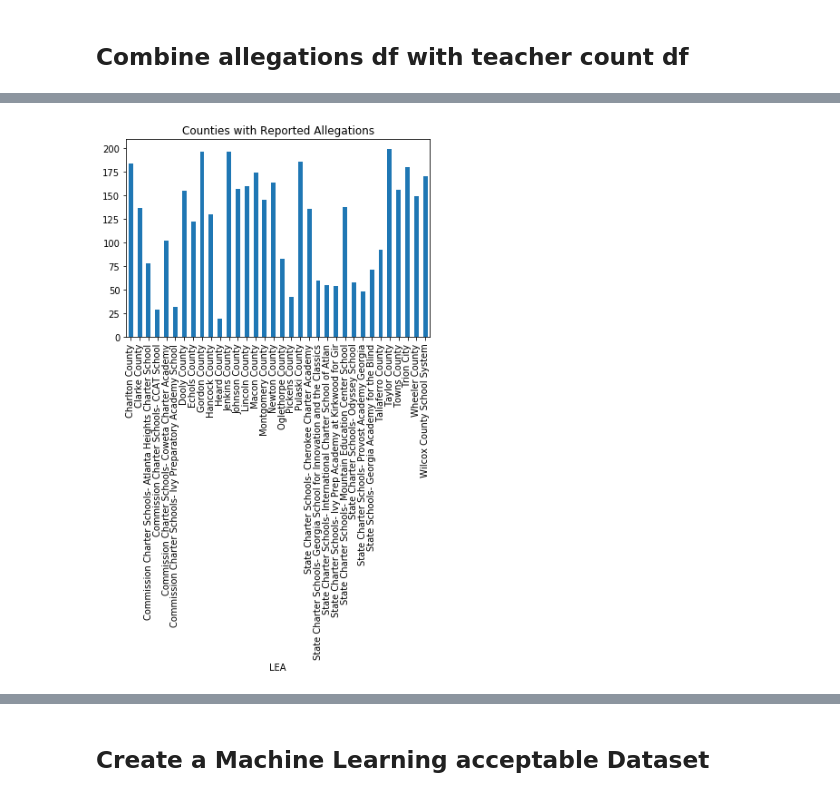
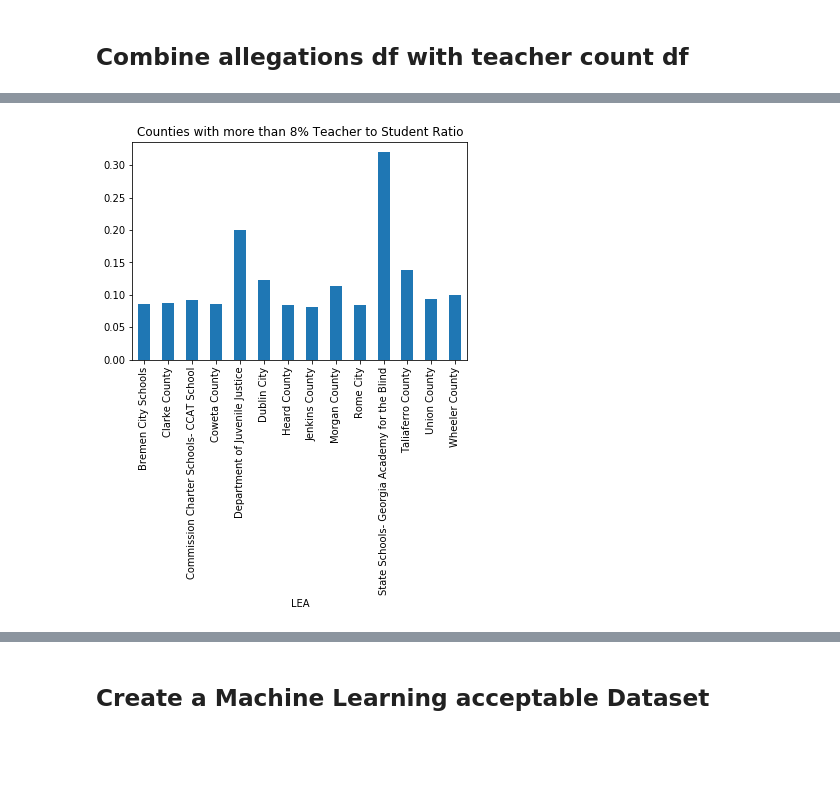
Before and after one commit to kevinlwebb/Nanodegrees, a Jupyter notebook: Data Scientist for Enterprise/Project 1/Georgia School District Bullying Analysis.ipynb, the cells around one changed output, grey strips where cells are left out. Saved outputs shown, nothing was run; the diff lists cells and outputs as text; code cells hidden in the pictures; blank space fills up the shorter version.

```diff
--- a/Data Scientist for Enterprise/Project 1/Georgia School District Bullying Analysis.ipynb
+++ b/Data Scientist for Enterprise/Project 1/Georgia School District Bullying Analysis.ipynb
@@ -467,7 +461,7 @@ combined_school_df = combined_school_df.drop(["Year","ID","School State","Lea St
 # Above, I only considered unique school names,
 # but there are different schools in different districts with the same names.
 # Below, I combined District and School name and looked for unique values
-lea_schools_in_common = common(.tolist() , (teacher_school_df['LEA'] + " "+ teacher_school_df['School']).tolist())
+lea_schools_in_common = common((bully_df['LEA'] + " "+ bully_df['School']).tolist() , (teacher_school_df['LEA'] + " "+ teacher_school_df['School']).tolist())
 combined_school_df = combined_school_df[(combined_school_df["LEA"]+" "+combined_school_df["School"]).isin(lea_schools_in_common)]
 combined_school_df.head(5)
 # %% [output]
@@ -478,26 +472,24 @@ combined_school_df.head(5)
 | 3 | NaN | NaN | NaN | NaN | Teachers absent more than 10 days... | NaN | NaN | ... |
 | 4 | NaN | NaN | NaN | NaN | Teachers employed during current ... | NaN | NaN | ... |
 # %%
-# combined_school_sum = combined_school_df[combined_school_df["Category"]=="Classroom Teachers"].groupby('LEA')['Total'].sum()
-# combined_school_sum[combined_school_sum > 5000].plot(kind="bar",);
-# plt.title("Counties with Reported Allegations");
+ren_df = combined_school_df[combined_school_df["Category"].isin(["Total enrollment","Classroom Teachers"])].sort_values(by=['LEA', 'School']).drop_duplicates().reset_index(drop=True)
 
-ren_df = combined_school_df[combined_school_df["Category"].isin(["Total enrollment","Classroom Teachers"])].sort_values(by=['LEA', 'School']).drop_duplicates()
-#ren_df.dropna(subset=['Total Students'], inplace=True)
-#ren_df.dropna(subset=['Total'], inplace=True)
-normalize_df = ren_df['Total'].div(ren_df['Total Students'], axis=0)
-normalize_df["LEA"] = ren_df["LEA"]
 
 # Problem: Two 'Total enrollment' rows for some schools
 # Drop 'Total enrollment' with "Total Students" as NaN
-#ren_df[ren_df["Category"]=="Total enrollment"].dropna(subset=['Total Students'],inplace=True)
-#ren_df.loc[ren_df["Category"]=="Total enrollment",'Total Students'].dropna(how='any',inplace=True)
-#ren_df[]
-#ren_df[ren_df["School"]=="Eastside Elementary School"]
+drop_index = ren_df[(ren_df["Category"]=="Total enrollment") & (ren_df["Total Students"].isna())].index
+ren_df.drop(labels=drop_index,inplace=True)
 
+total_students_series = ren_df[(ren_df["Category"]=="Total enrollment")]['Total Students'].reset_index(drop=True)
+total_teachers_series = ren_df[(ren_df["Category"]=="Classroom Teachers")]['Total'].reset_index(drop=True)
 
-#ren_breakdown = normalize_df.groupby('LEA')['Total'].sum()
-#ren_breakdown
-# ren_breakdown[ren_breakdown.White > 0.8].plot(kind="bar", stacked=True);
-# plt.title("Counties with more than 80% White Student Population");
+normalize_df = total_teachers_series.div(total_students_series, axis=0)
+
+group_df = pd.DataFrame()
+group_df["Teacher:Student"]  = normalize_df
+group_df["LEA"] = ren_df[(ren_df["Category"]=="Total enrollment")]["LEA"].reset_index(drop=True)
+
+teacher_student_breakdown = group_df.groupby('LEA')['Teacher:Student'].mean()
+teacher_student_breakdown[teacher_student_breakdown > 0.08].plot(kind="bar");
+plt.title("Counties with more than 8% Teacher to Student Ratio");
 # %% [output]
@@ -518,5 +496 @@ normalize_df["LEA"] = ren_df["LEA"]
+[figure, added]
-# %%
-combined_school_sum[combined_school_sum < 200].plot(kind="bar",);
-plt.title("Counties with Reported Allegations");
-# %% [output]
-[figure, removed]
```
Also changed, not shown: parts of 7 cells of this notebook.
